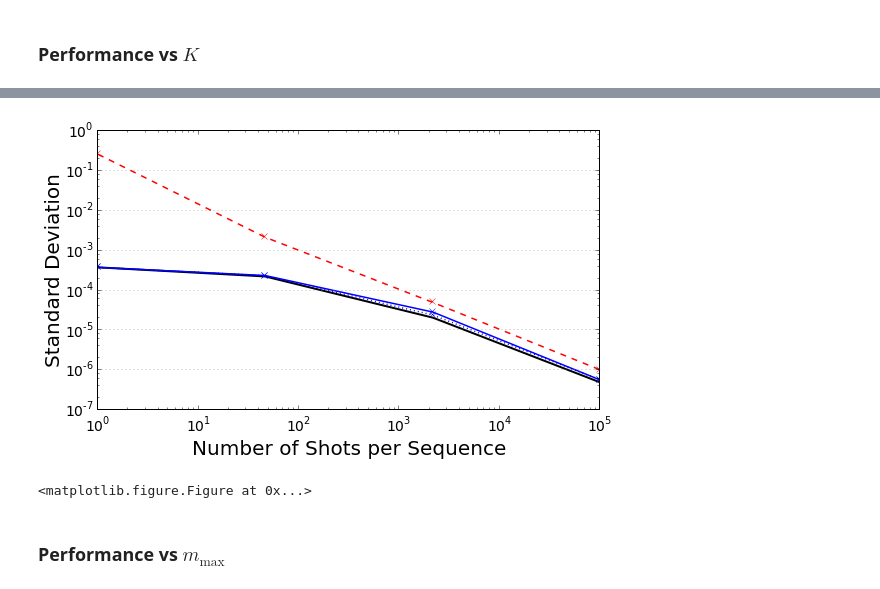
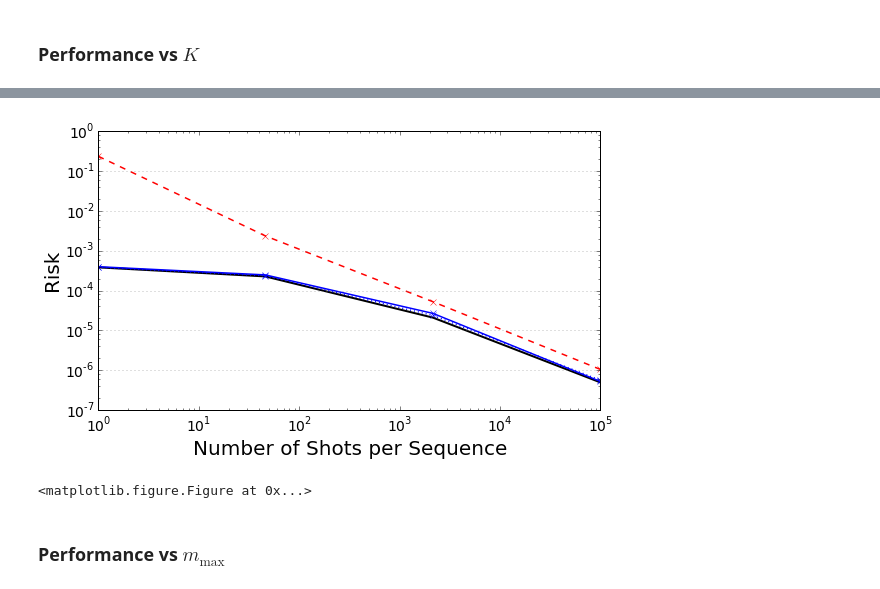
Before and after one commit to cgranade/accelerated-randomized-benchmarking, a Jupyter notebook: src/model_testing.ipynb, the cells around one changed output, grey strips where cells are left out. Saved outputs shown, nothing was run; the diff lists cells and outputs as text; code cells hidden in the pictures.

```diff
--- a/src/model_testing.ipynb
+++ b/src/model_testing.ipynb
@@ -528,31 +528,31 @@ savefig('risk-comparison')
 # %%
 figure(figsize=(9, 5))
 
 loglog(Ks, performance.bcrb_tr, 'k-', linewidth=2, label='Bayesian Cramer-Rao Bound')
 loglog(Ks, performance.postvar_tr, 'bx:', label='Posterior Variance')
 
 plot(Ks, performance.smc_risk_tr[:, 0], 'bx-', label='SMC Risk')
 plot(Ks, performance.lsf_risk_tr[:, 0], 'rx--', label='LSF Risk')
 
-ylabel('Standard Deviation')
+ylabel('Risk')
 xlabel('Number of Shots per Sequence')
 
 ax = gca()
 ax.yaxis.grid(color='gray', linestyle='dotted')
 
 savefig('risk-tr-comparison')
 
 # Create a second figure for the legend.
 # We make the second figure way too big, and will pdfcrop it down later.
 legend_fig = figure(figsize = (20, 1.3))
 
 # Produce a legend for the objects in the other figure using the figlegend
 # function.
 figlegend(*ax.get_legend_handles_labels(), loc='upper left', ncol=4)
 legend_fig.savefig(os.path.join(FIGURES_DIR, 'risk-comparison-legend.pdf'), format='pdf')
 legend_fig.savefig(os.path.join(FIGURES_DIR, 'risk-comparison-legend.svg'), format='svg')
 # %% [output]
-[figure, old version]
+[figure, new version]
 <matplotlib.figure.Figure at 0x...>
 # %% [markdown]
 ### Performance vs $m_\max$
```
Also changed, not shown: parts of 9 cells of this notebook.
